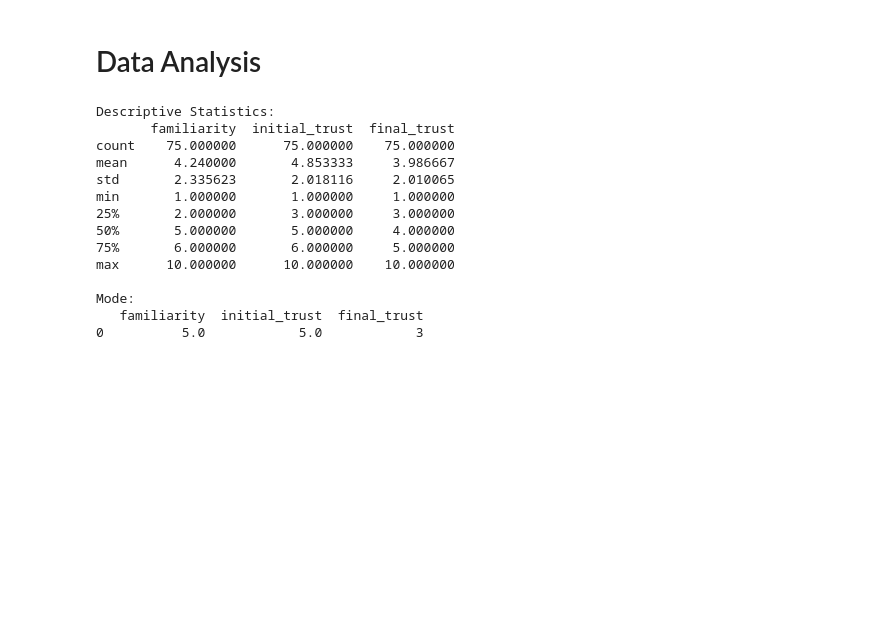
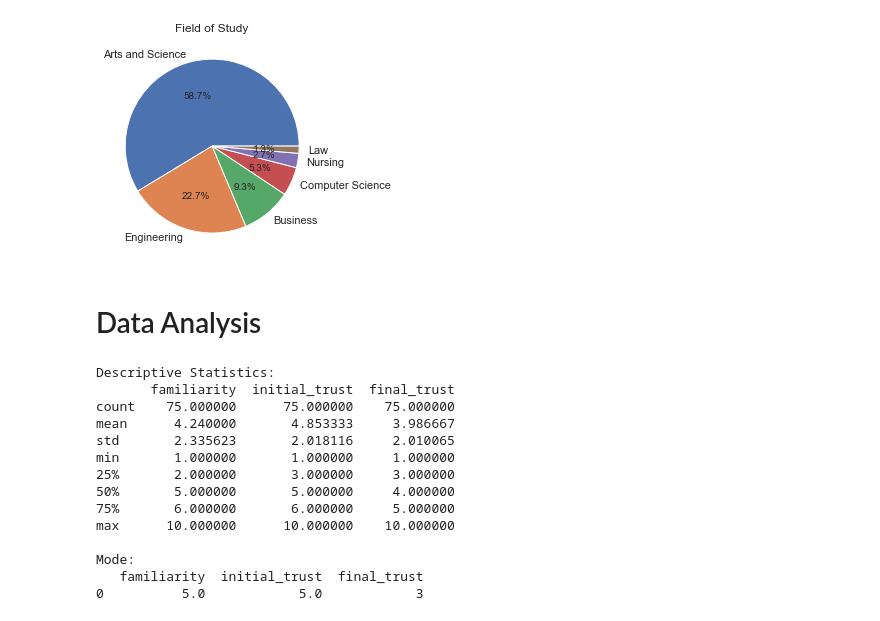
Before and after one commit to bendjko/CSE-527S-Final-Project, a Jupyter notebook: ben_testing.ipynb, the cells around one changed output. Saved outputs shown, nothing was run; the diff lists cells and outputs as text; code cells hidden in the pictures; blank space fills up the shorter version.

```diff
--- a/ben_testing.ipynb
+++ b/ben_testing.ipynb
@@ -69,3 +96,13 @@ display(pp_data)
+# %%
+# make a pie chart out of field_of_study
+field_of_study = pp_data['field_of_study'].value_counts()
+# field_of_study.plot.pie(autopct='%1.1f%%')
+plt.pie(field_of_study, labels=field_of_study.index, autopct='%1.1f%%')
+
+plt.title('Field of Study')
+plt.show()
+# %% [output]
+[figure, added]
 # %% [markdown]
 # Data Analysis
 # %%
```
Also changed, not shown: parts of 10 cells of this notebook, 1 other file.
